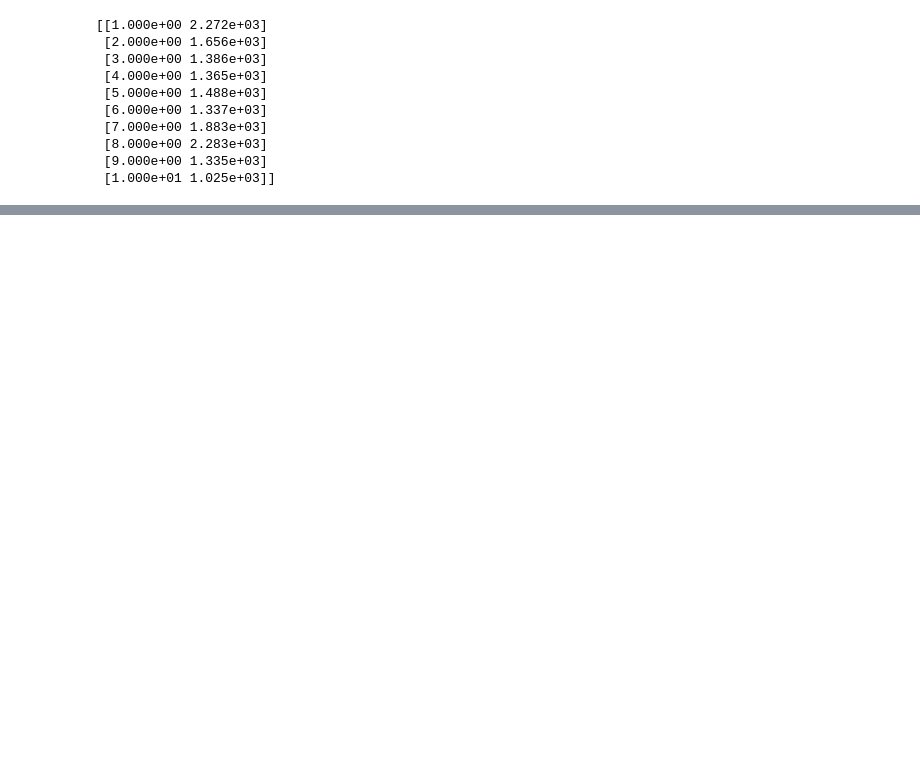
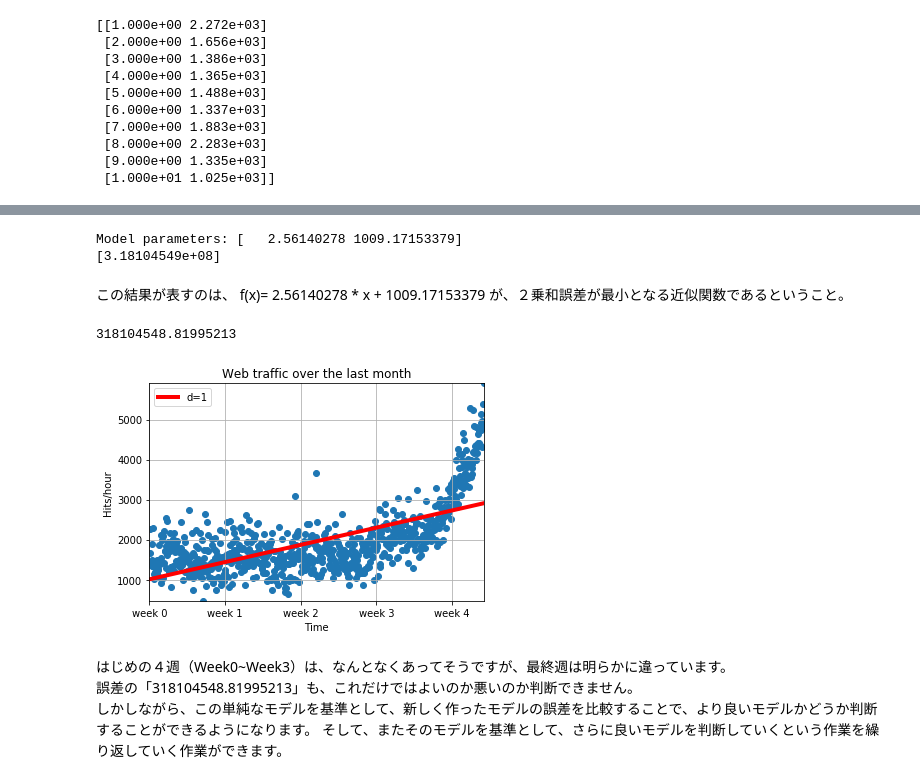
Before and after one commit to Junya-Bell-Wood/ml_tokyo_12, a Jupyter notebook: Chap01.ipynb, the cells around one changed output, grey strips where cells are left out. Drawn from its saved outputs; the diff is of its cells as text; code cells hidden in the pictures; blank space fills up the shorter version.

```diff
--- a/Chap01.ipynb
+++ b/Chap01.ipynb
@@ -45,0 +50,44 @@ plt.show()
+# %%
+#直線で近似してみる。
+fp1, residuals, rank, sv, rcond = sp.polyfit(x,y,1,full=True)
+#polyfit 関数は近似したモデル関数をfp1で返す。
+#full＝True　を指定することで、近似プロセスについて情報を得ることができる。
+#ｘは入力、ｙは出力、１は、ｘとｙの多項式の次元を表す。１なので直線
+#近似誤差を表すのが residuals
+print("Model parameters: %s" % fp1)
+print(residuals)
+# %% [output]
+Model parameters: [   2.56140278 1009.17153379]
+[3.18104549e+08]
+# %% [markdown]
+この結果が表すのは、
+f(x)= 2.56140278 * x + 1009.17153379
+が、２乗和誤差が最小となる近似関数であるということ。
+# %%
+#poly1d()を用いることで、モデルパラメータからモデル関数を作れる。
+f1 = sp.poly1d(fp1)
+print(error(f1,x,y))
+# %% [output]
+318104548.81995213
+# %%
+plt.scatter(x,y)
+plt.title("Web traffic over the last month")
+plt.xlabel("Time")
+plt.ylabel("Hits/hour")
+plt.xticks([w*7*24 for w in range(10)],['week %i'%w for w in range(10)])
+plt.autoscale(tight=True)
+plt.grid()
+
+#f1()を使って、訓練データから学習したモデルを描画してみる。
+fx = sp.linspace(0,x[-1],1000) #プロット用に"x値"を生成
+plt.plot(fx,f1(fx),linewidth=4,c='red')
+plt.legend(["d=%i" % f1.order], loc="upper left")
+
+plt.show()
+# %% [output]
+[figure, added]
+# %% [markdown]
+はじめの４週（Week0~Week3）は、なんとなくあってそうですが、最終週は明らかに違っています。
+誤差の「318104548.81995213」も、これだけではよいのか悪いのか判断できません。
+しかしながら、この単純なモデルを基準として、新しく作ったモデルの誤差を比較することで、より良いモデルかどうか判断することができるようになります。
+そして、またそのモデルを基準として、さらに良いモデルを判断していくという作業を繰り返していく作業ができます。
```
Also changed, not shown: parts of 4 cells of this notebook.
